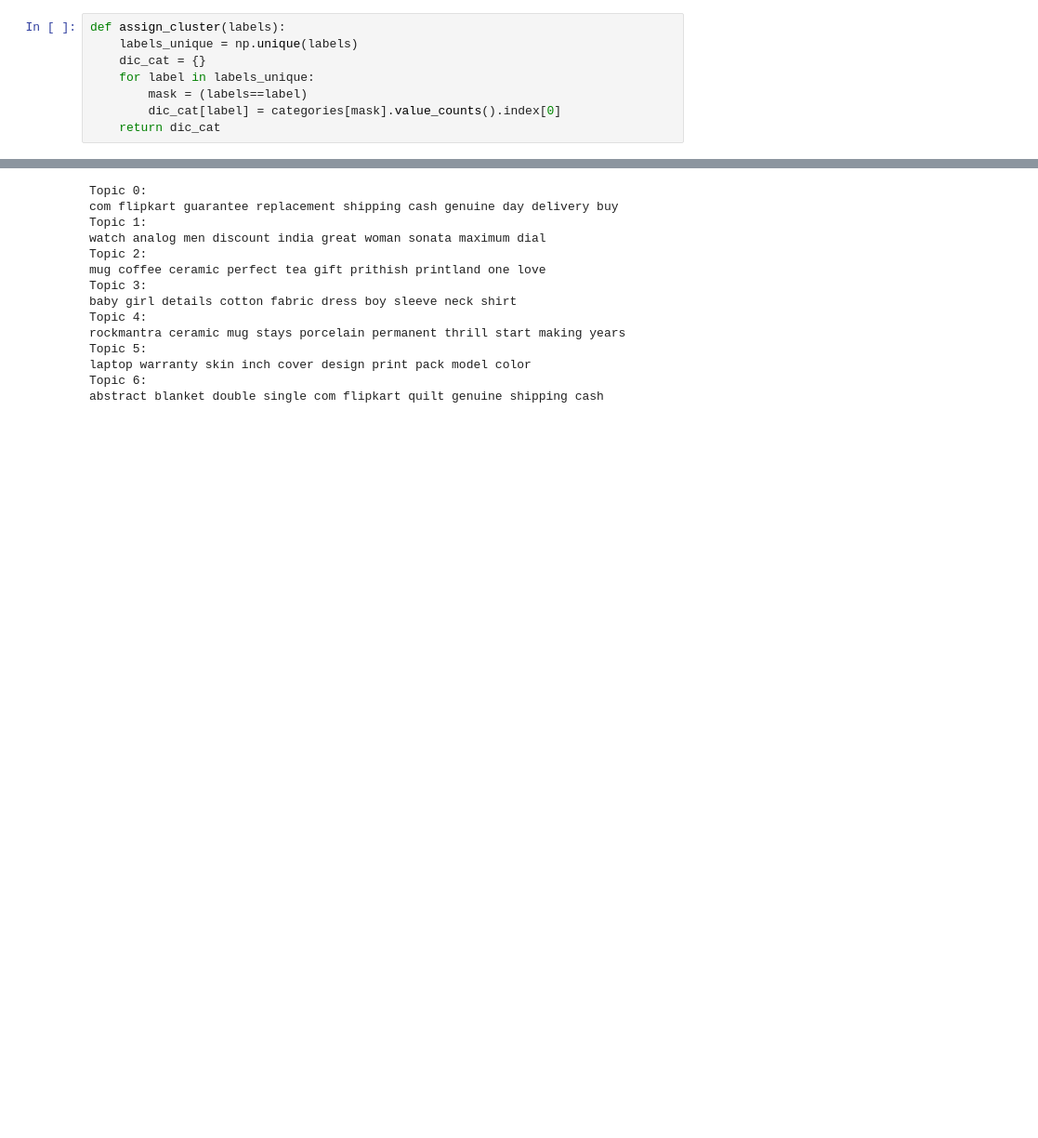
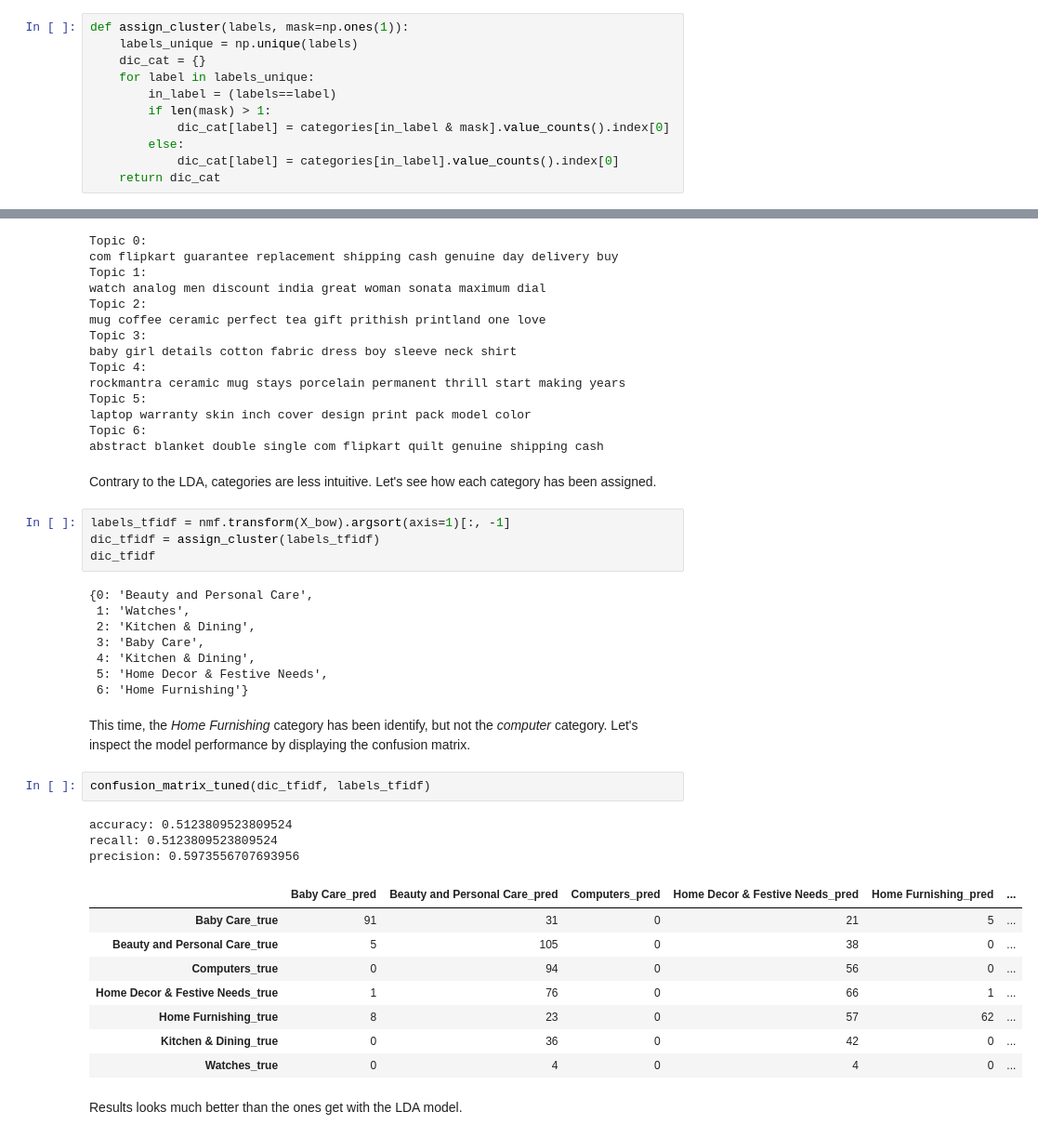
Before and after one commit to Pierre-Eloi/OC_DS_Project6, a Jupyter notebook: automatic_classification.ipynb, the cells around one changed output, grey strips where cells are left out. Shown: that part at 93% size. Saved outputs shown, nothing was run; the diff lists cells and outputs as text; blank space fills up the shorter version.

```diff
--- a/automatic_classification.ipynb
+++ b/automatic_classification.ipynb
@@ -447,10 +425,13 @@ Let's build a function to automate the category assignment.
 # %%
-def assign_cluster(labels):
+def assign_cluster(labels, mask=np.ones(1)):
     labels_unique = np.unique(labels)
     dic_cat = {}
     for label in labels_unique:
-        mask = (labels==label)
-        dic_cat[label] = categories[mask].value_counts().index[0]
+        in_label = (labels==label)
+        if len(mask) > 1:
+            dic_cat[label] = categories[in_label & mask].value_counts().index[0]
+        else:
+            dic_cat[label] = categories[in_label].value_counts().index[0]
     return dic_cat
 # %%
 labels_lda = lda.transform(X_bow).argsort(axis=1)[:, -1]
@@ -536,3 +519,35 @@ Topic 5:
 laptop warranty skin inch cover design print pack model color
 Topic 6:
 abstract blanket double single com flipkart quilt genuine shipping cash
+# %% [markdown]
+Contrary to the LDA, categories are less intuitive. Let's see how each category has been assigned.
+# %%
+labels_tfidf = nmf.transform(X_bow).argsort(axis=1)[:, -1]
+dic_tfidf = assign_cluster(labels_tfidf)
+dic_tfidf
+# %% [output]
+{0: 'Beauty and Personal Care',
+ 1: 'Watches',
+ 2: 'Kitchen & Dining',
+ 3: 'Baby Care',
+ 4: 'Kitchen & Dining',
+ 5: 'Home Decor & Festive Needs',
+ 6: 'Home Furnishing'}
+# %% [markdown]
+This time, the *Home Furnishing* category has been identify, but not the *computer* category. Let's inspect the model performance by displaying the confusion matrix.
+# %%
+confusion_matrix_tuned(dic_tfidf, labels_tfidf)
+# %% [output]
+accuracy: 0.5123809523809524
+recall: 0.5123809523809524
+precision: 0.5973556707693956
+|  | Baby Care_pred | Beauty and Personal Care_pred | Computers_pred | Home Decor & Festive Needs_pred | Home Furnishing_pred | ... |
+| Baby Care_true | 91 | 31 | 0 | 21 | 5 | ... |
+| Beauty and Personal Care_true | 5 | 105 | 0 | 38 | 0 | ... |
+| Computers_true | 0 | 94 | 0 | 56 | 0 | ... |
+| Home Decor & Festive Needs_true | 1 | 76 | 0 | 66 | 1 | ... |
+| Home Furnishing_true | 8 | 23 | 0 | 57 | 62 | ... |
+| Kitchen & Dining_true | 0 | 36 | 0 | 42 | 0 | ... |
+| Watches_true | 0 | 4 | 0 | 4 | 0 | ... |
+# %% [markdown]
+Results looks much better than the ones get with the LDA model.
```
Also changed, not shown: parts of 38 cells of this notebook.
